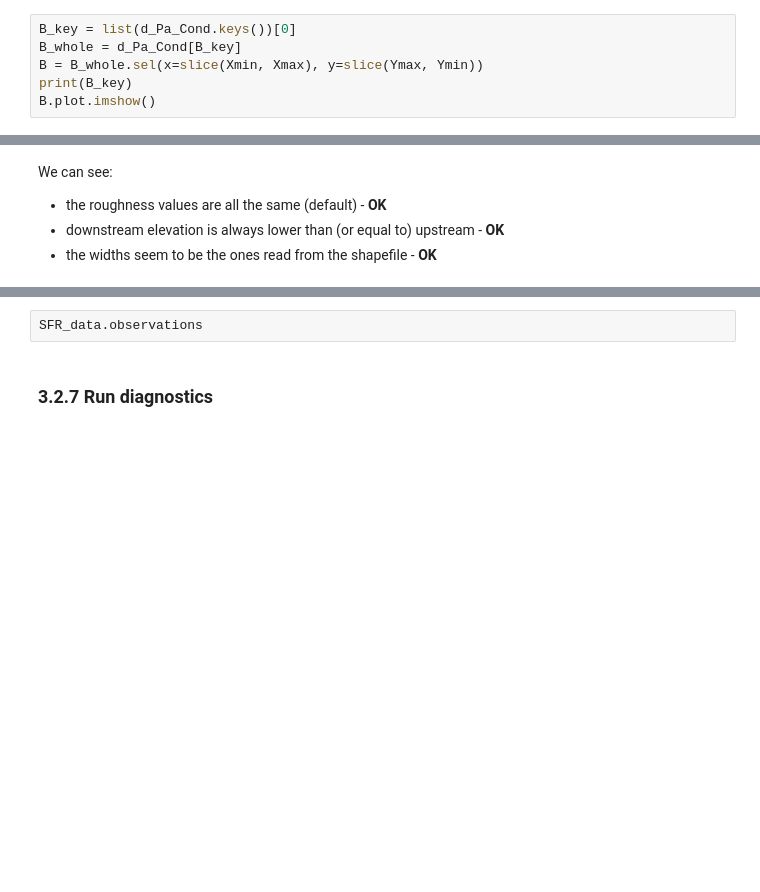
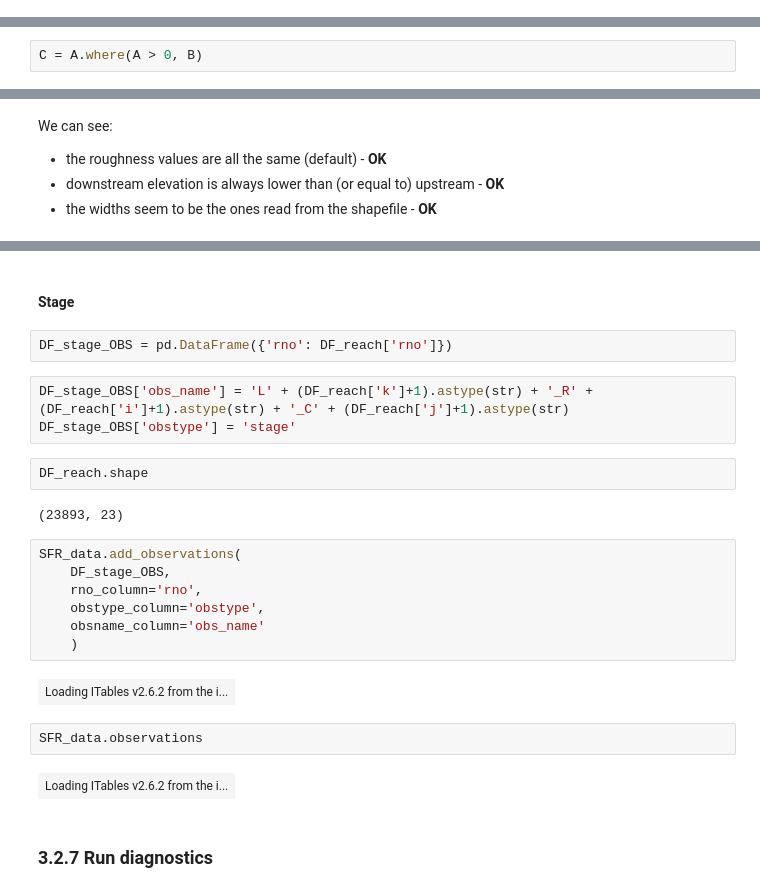
Before and after one commit to Ydrolog/WS_Mdl, a Jupyter notebook: code/Jupyter/PrP/SFRmaker/SFRmaker_NBr47.ipynb, the cells around one changed output, grey strips where cells are left out. Drawn from its saved outputs; the diff is of its cells as text; blank space fills up the shorter version.

```diff
--- a/code/Jupyter/PrP/SFRmaker/SFRmaker_NBr47.ipynb
+++ b/code/Jupyter/PrP/SFRmaker/SFRmaker_NBr47.ipynb
@@ -606,6 +773,0 @@ A.plot.imshow()
-# %%
-B_key = list(d_Pa_Cond.keys())[0]
-B_whole = d_Pa_Cond[B_key]
-B = B_whole.sel(x=slice(Xmin, Xmax), y=slice(Ymax, Ymin))
-print(B_key)
-B.plot.imshow()
@@ -622 +791,3 @@ plt.title('Array C: Union of A and B')
+# %%
+C = A.where(A > 0, B)
 # %%
@@ -680,8 +869,30 @@ for i, row in DF_SFR_OBS.iterrows(): # Have to add them one by one, otherwise it
         obstype_column='obstype',
         obsname_column='site_no'
         )
-# %%
-SFR_data.observations
+# %% [markdown]
+#### Stage
+# %%
+DF_stage_OBS = pd.DataFrame({'rno': DF_reach['rno']})
+# %%
+DF_stage_OBS['obs_name'] = 'L' + (DF_reach['k']+1).astype(str) + '_R' + (DF_reach['i']+1).astype(str) + '_C' + (DF_reach['j']+1).astype(str)
+DF_stage_OBS['obstype'] = 'stage'
+# %%
+DF_reach.shape
+# %% [output]
+(23893, 23)
+# %%
+SFR_data.add_observations(
+    DF_stage_OBS,
+    rno_column='rno',
+    obstype_column='obstype',
+    obsname_column='obs_name'
+    )
+# %% [output]
+| Loading ITables v2.6.2 from the i... |
+# %%
+SFR_data.observations
+# %% [output]
+| Loading ITables v2.6.2 from the i... |
 # %% [markdown]
 ### 3.2.7 Run diagnostics
 # %%
```
Also changed, not shown: parts of 90 cells of this notebook, 10 other files.
